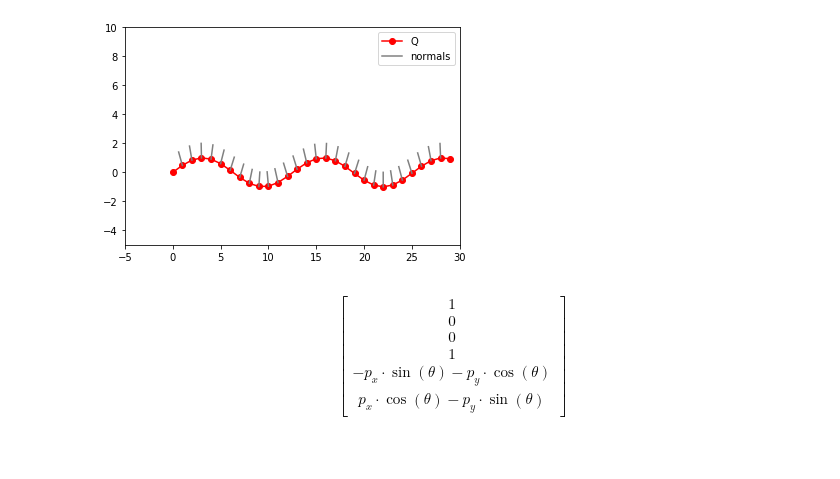
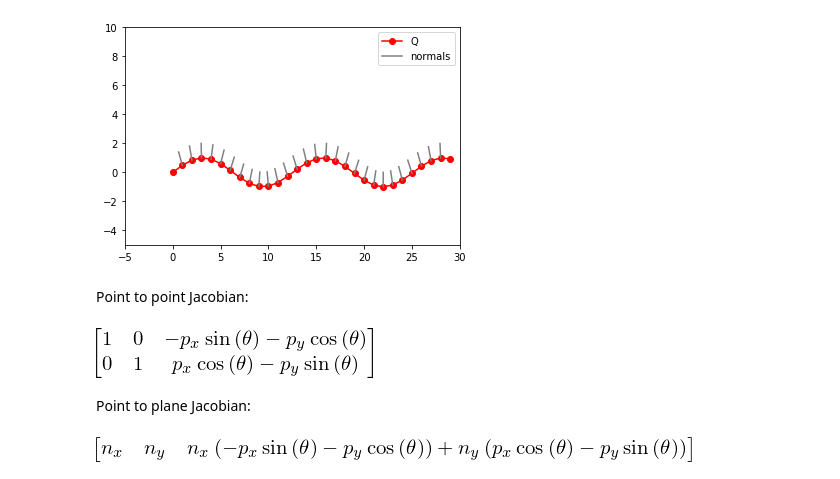
Before and after one commit to niosus/notebooks, a Jupyter notebook: icp.ipynb, the cells around one changed output. Drawn from its saved outputs; the diff is of its cells as text; code cells hidden in the pictures.

Commit message:
point to plane icp

```diff
--- a/icp.ipynb
+++ b/icp.ipynb
@@ -470,25 +474,26 @@ plt.show()
 # %% [output]
 [figure]
 # %%
-from sympy import *
+from sympy import init_printing, symbols, Matrix, cos as s_cos, sin as s_sin, diff
 init_printing(use_unicode = True)
 
-def R(angle):
-    return Matrix([[cos(angle) , -sin(angle)], [sin(angle), cos(angle)]])
+def RotationMatrix(angle):
+    return Matrix([[s_cos(angle) , -s_sin(angle)], [s_sin(angle), s_cos(angle)]])
 
-x, y = symbols('x, y')
+x, y, theta, n_x, n_y, p_x, p_y = symbols('x, y, \\theta, n_x, n_y, p_x, p_y')
 t = Matrix([[x], [y]])
-theta = symbols('\\theta')
 X = Matrix([x,y,theta])
-
-n_x, n_y, n_z = symbols('n_x, n_y, n_z')
-n = Matrix([n_x, ])
-
-p_x, p_y = symbols('p_x, p_y')
+n = Matrix([[n_x],[n_y]])
 p = Matrix([[p_x], [p_y]])
 
-h = R(theta) * p + t
-J = Matrix(diff(h, X))
-Latex(J)
+error_point = RotationMatrix(theta) * p + t
+error_normal = n.dot(RotationMatrix(theta) * p + t)
+J_point = Matrix([diff(error_point, X)]).reshape(3,2).T
+J_normal = Matrix([diff(error_normal, X)]).reshape(3,1).T
+display(Latex("Point to point Jacobian: "), J_point)
+display(Latex("Point to plane Jacobian: "), J_normal)
 # %% [output]
-$$\left[\begin{matrix}1\\0\\0\\1\\- p_{x} \cdot \sin{\left (\theta \right )} - p_{y} \cdot \cos{\left (\theta \right )}\\p_{x} \cdot \cos{\left (\theta \right )} - p_{y} \cdot \sin{\left (\theta \right )}\end{matrix}\right]$$
+Point to point Jacobian:
+[figure, added]
+Point to plane Jacobian:
+[figure, added]
```
Also changed, not shown: parts of 3 cells of this notebook.
